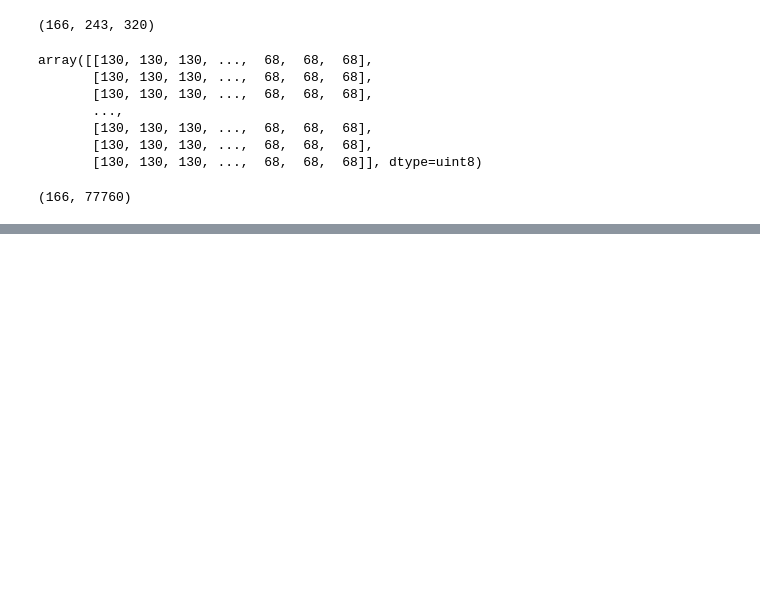
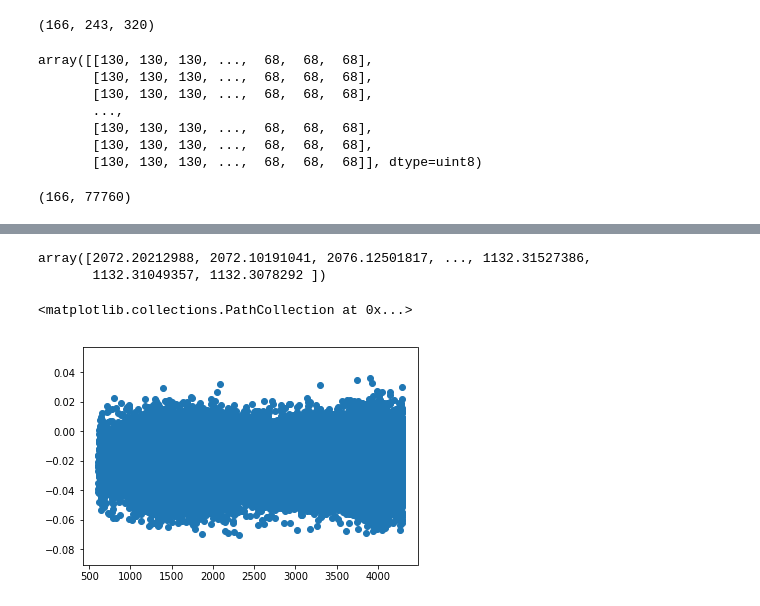
Before and after one commit to jtillis0317/Drills-and-Projects, a Jupyter notebook: Challenge - Make Your Network.ipynb, the cells around one changed output, grey strips where cells are left out. Drawn from its saved outputs; the diff is of its cells as text; code cells hidden in the pictures; blank space fills up the shorter version.

```diff
--- a/Challenge - Make Your Network.ipynb
+++ b/Challenge - Make Your Network.ipynb
@@ -90,0 +106,10 @@ rbm = rbm.fit(rbm_data)
+# %%
+rbm.components_[0]
+# %% [output]
+array([2072.20212988, 2072.10191041, 2076.12501817, ..., 1132.31527386,
+       1132.31049357, 1132.3078292 ])
+# %%
+plt.scatter(rbm.components_[0], rbm.components_[1])
+# %% [output]
+<matplotlib.collections.PathCollection at 0x...>
+[figure, added]
```
Also changed, not shown: parts of 11 cells of this notebook.
